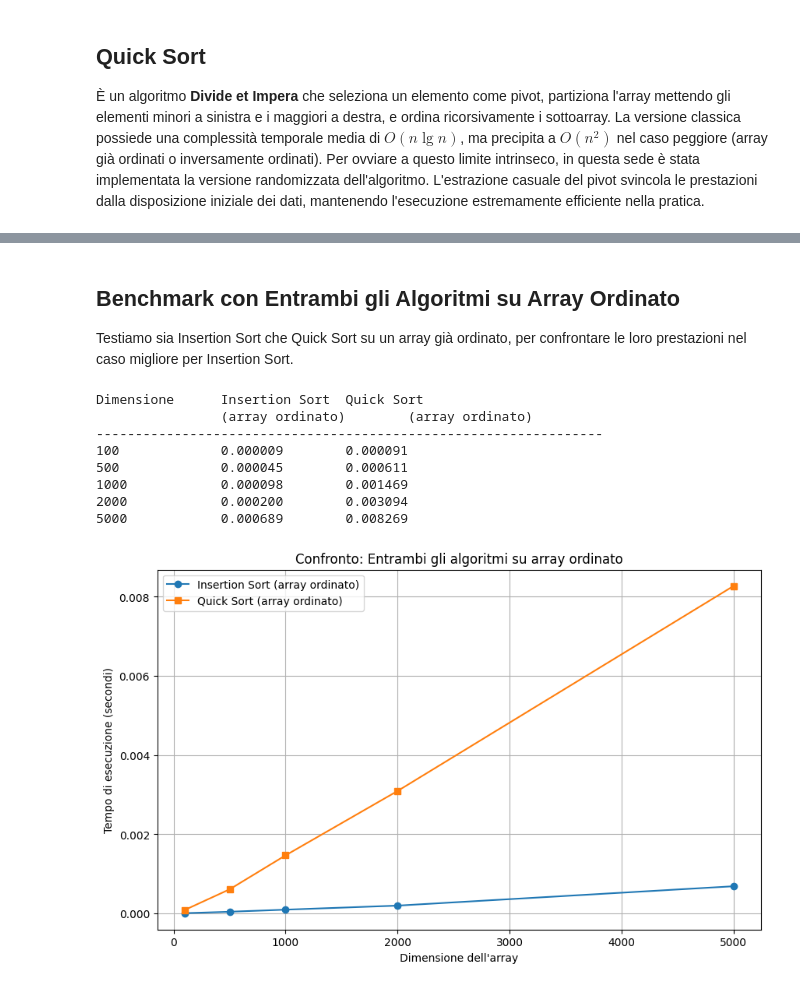
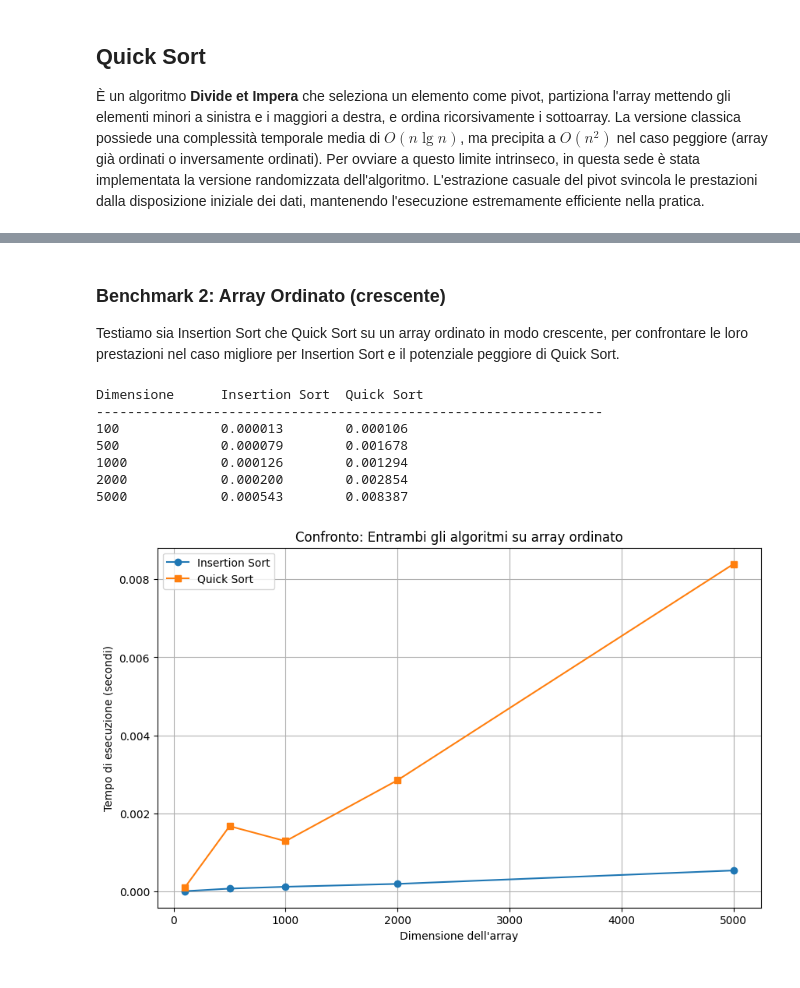
Before and after one commit to petrucciandrea/Laboratorio2_Algoritmi_2026, a Jupyter notebook: Esercizio2_Petrucci.ipynb, the cells around one changed output, grey strips where cells are left out. Cells and saved outputs as stored; diff of their text form; code cells hidden in the pictures.

Commit message:
added methods and benchmark for reverse sorted array, nearly sorted array and many duplicates aray

```diff
--- a/Esercizio2_Petrucci.ipynb
+++ b/Esercizio2_Petrucci.ipynb
@@ -178,6 +143,6 @@ Dimensione      Insertion Sort  Quick Sort su array ordinato
 # %% [markdown]
-## Benchmark con Entrambi gli Algoritmi su Array Ordinato
-Testiamo sia Insertion Sort che Quick Sort su un array già ordinato, per confrontare le loro prestazioni nel caso migliore per Insertion Sort.
+### Benchmark 2: Array Ordinato (crescente)
+Testiamo sia Insertion Sort che Quick Sort su un array ordinato in modo crescente, per confrontare le loro prestazioni nel caso migliore per Insertion Sort e il potenziale peggiore di Quick Sort.
 # %%
 def benchmark_both_on_sorted():
     """Benchmark dove entrambi gli algoritmi ricevono un array già ordinato."""
@@ -200,40 +165,38 @@ def benchmark_both_on_sorted():
         arr_copy = arr.copy()
         start = time.time()
         quicksort(arr_copy, 0, len(arr_copy) - 1)
         end = time.time()
         quick_sorted_times.append(end - start)
 
     # Stampa risultati
     print("Dimensione\tInsertion Sort\tQuick Sort")
-    print("\t\t(array ordinato)\t(array ordinato)")
     print("-" * 65)
     for i, size in enumerate(sizes):
         print(f"{size}\t\t{insertion_sorted_times[i]:.6f}\t{quick_sorted_times[i]:.6f}")
 
     # Crea grafico (solo se matplotlib è disponibile)
     try:
         import matplotlib.pyplot as plt
         plt.figure(figsize=(10, 6))
-        plt.plot(sizes, insertion_sorted_times, marker='o', label='Insertion Sort (array ordinato)')
-        plt.plot(sizes, quick_sorted_times, marker='s', label='Quick Sort (array ordinato)')
+        plt.plot(sizes, insertion_sorted_times, marker='o', label='Insertion Sort')
+        plt.plot(sizes, quick_sorted_times, marker='s', label='Quick Sort')
         plt.xlabel('Dimensione dell\'array')
         plt.ylabel('Tempo di esecuzione (secondi)')
         plt.title('Confronto: Entrambi gli algoritmi su array ordinato')
         plt.legend()
         plt.grid(True)
         plt.show()
     except ImportError:
         print("\nMatplotlib non installato, impossibile visualizzare il grafico.")
 
 # Esegui benchmark
 benchmark_both_on_sorted()
 # %% [output]
 Dimensione      Insertion Sort  Quick Sort
-                (array ordinato)        (array ordinato)
 -----------------------------------------------------------------
-100             0.000009        0.000091
-500             0.000045        0.000611
-1000            0.000098        0.001469
-2000            0.000200        0.003094
-5000            0.000689        0.008269
+100             0.000013        0.000106
+500             0.000079        0.001678
+1000            0.000126        0.001294
+2000            0.000200        0.002854
+5000            0.000543        0.008387
-[figure, old version]
+[figure, new version]
```
Also changed, not shown: parts of 12 cells of this notebook.
